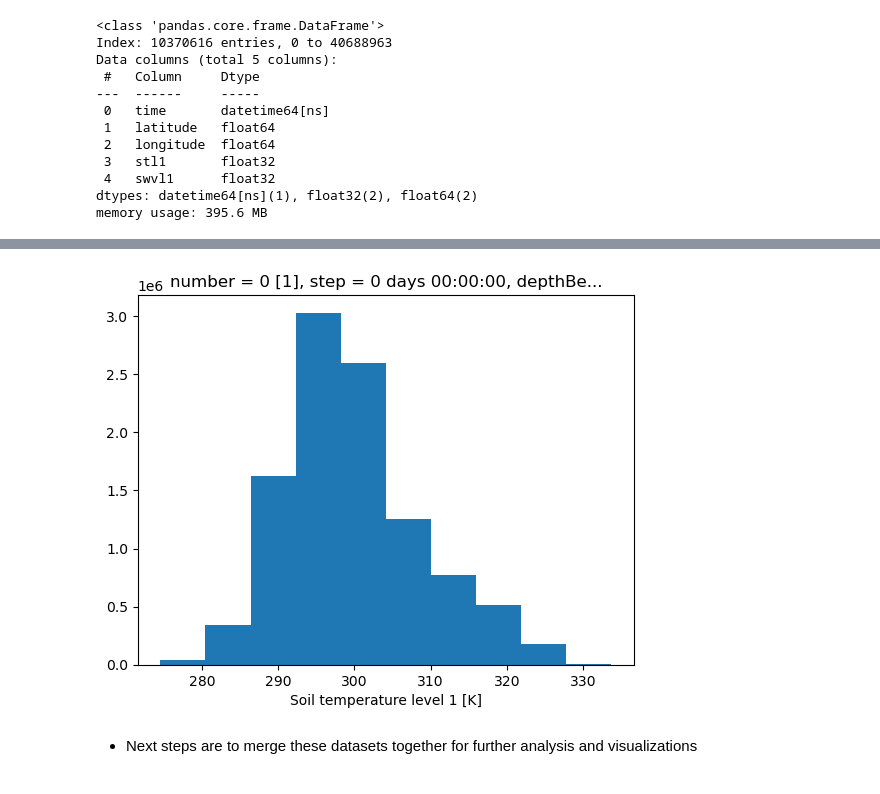
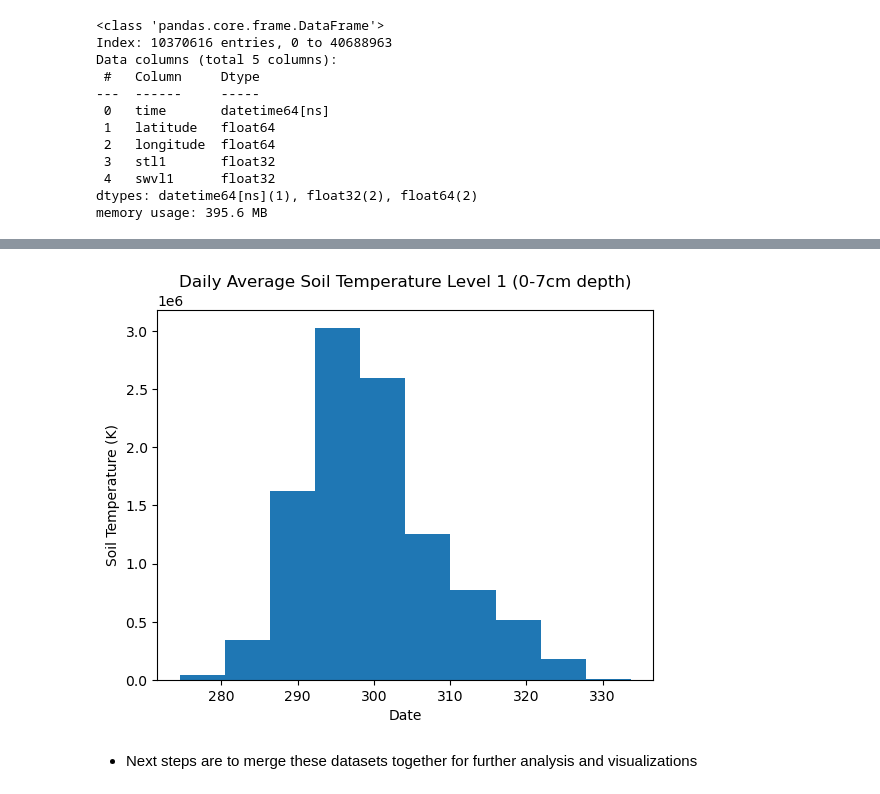
Before and after one commit to arwynlewis/machine-learning-project, a Jupyter notebook: eda_fire_data.ipynb, the cells around one changed output, grey strips where cells are left out. Cells and saved outputs as stored; diff of their text form; code cells hidden in the pictures.

```diff
--- a/eda_fire_data.ipynb
+++ b/eda_fire_data.ipynb
@@ -381,9 +402,12 @@ climate_daily['soil_temp_level_1'] = climate_daily['soil_temp_level_1'] - 273.15
 # %%
 # Seasonal patterns
 ds['stl1'].groupby('time').mean().plot()
+plt.title('Daily Average Soil Temperature Level 1 (0-7cm depth)')
+plt.xlabel('Date')
+plt.ylabel('Soil Temperature (K)')
 plt.show()
 # %% [output]
-[figure, old version]
+[figure, new version]
 # %% [markdown]
 * Next steps are to merge these datasets together for further analysis and visualizations
 # %%
```
Also changed, not shown: parts of 7 cells of this notebook, 1 other file.
